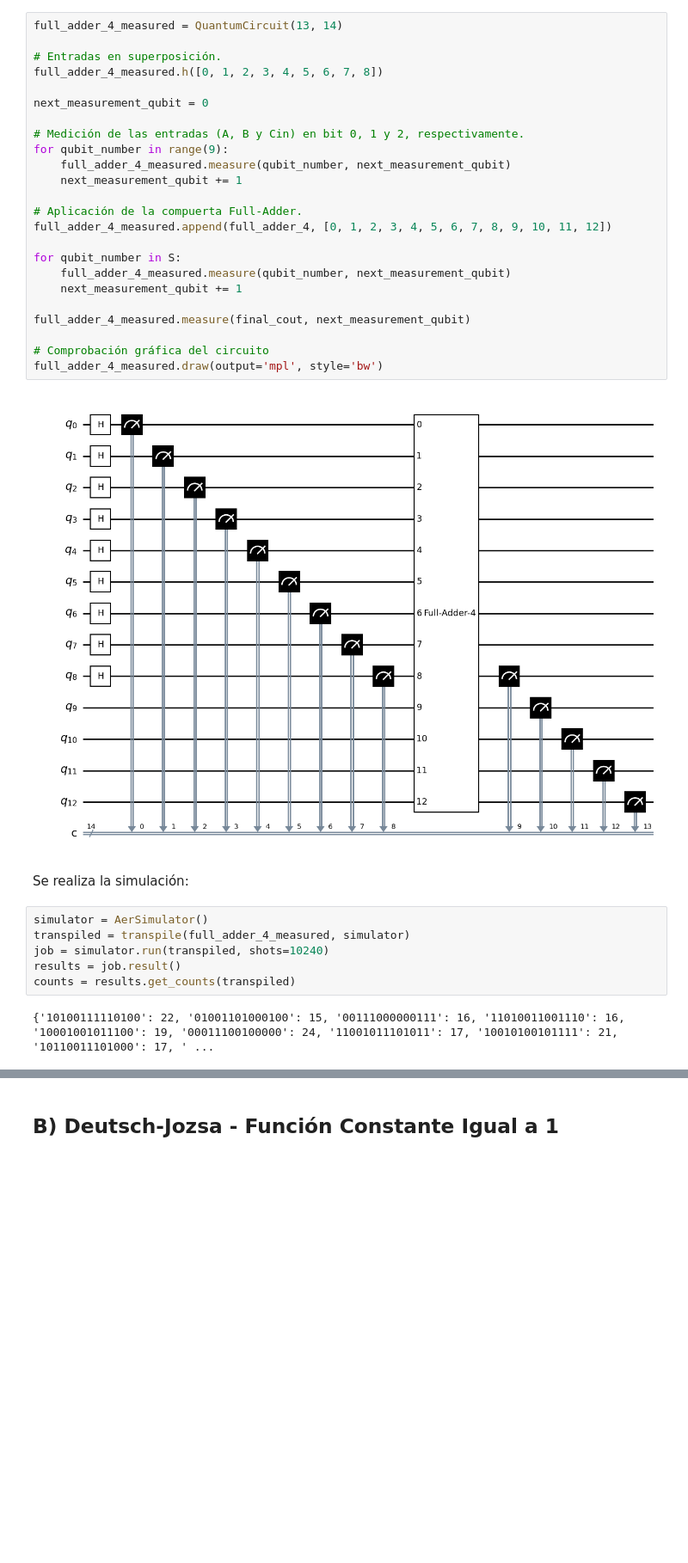
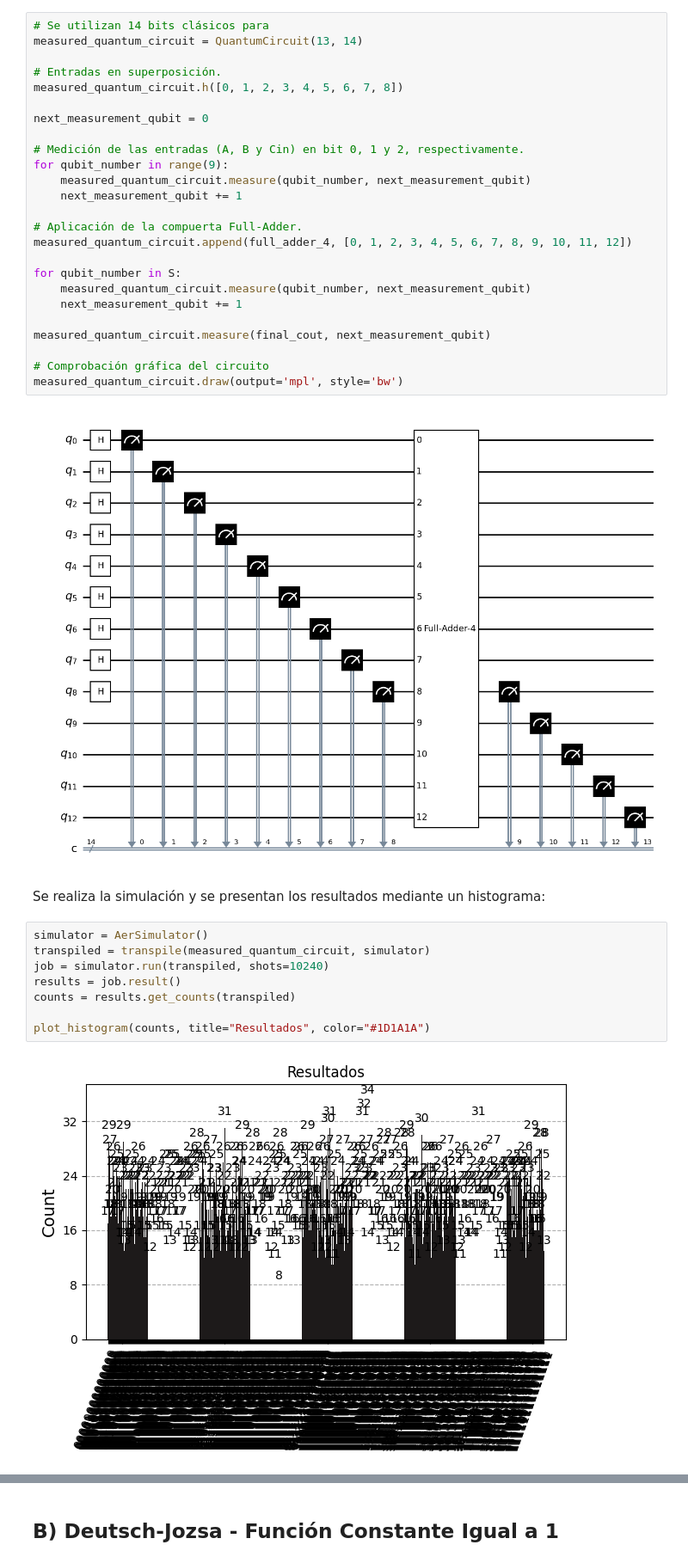
Before and after one commit to iroumec/Quantum-Computing, a Jupyter notebook: segunda_entrega.ipynb, the cells around one changed output, grey strips where cells are left out. Shown at 86% size. Drawn from its saved outputs; the diff is of its cells as text; blank space fills up the shorter version.

```diff
--- a/segunda_entrega.ipynb
+++ b/segunda_entrega.ipynb
@@ -226,37 +212,40 @@ Se añaden las mediciones que permitirán realizar la simulación:
 # %%
-full_adder_4_measured = QuantumCircuit(13, 14)
+# Se utilizan 14 bits clásicos para
+measured_quantum_circuit = QuantumCircuit(13, 14)
 
 # Entradas en superposición.
-full_adder_4_measured.h([0, 1, 2, 3, 4, 5, 6, 7, 8])
+measured_quantum_circuit.h([0, 1, 2, 3, 4, 5, 6, 7, 8])
 
 next_measurement_qubit = 0
 
 # Medición de las entradas (A, B y Cin) en bit 0, 1 y 2, respectivamente.
 for qubit_number in range(9):
-    full_adder_4_measured.measure(qubit_number, next_measurement_qubit)
+    measured_quantum_circuit.measure(qubit_number, next_measurement_qubit)
     next_measurement_qubit += 1
 
 # Aplicación de la compuerta Full-Adder.
-full_adder_4_measured.append(full_adder_4, [0, 1, 2, 3, 4, 5, 6, 7, 8, 9, 10, 11, 12])
+measured_quantum_circuit.append(full_adder_4, [0, 1, 2, 3, 4, 5, 6, 7, 8, 9, 10, 11, 12])
 
 for qubit_number in S:
-    full_adder_4_measured.measure(qubit_number, next_measurement_qubit)
+    measured_quantum_circuit.measure(qubit_number, next_measurement_qubit)
     next_measurement_qubit += 1
 
-full_adder_4_measured.measure(final_cout, next_measurement_qubit)
+measured_quantum_circuit.measure(final_cout, next_measurement_qubit)
 
 # Comprobación gráfica del circuito
-full_adder_4_measured.draw(output='mpl', style='bw')
+measured_quantum_circuit.draw(output='mpl', style='bw')
 # %% [output]
 [figure]
 # %% [markdown]
-Se realiza la simulación:
+Se realiza la simulación y se presentan los resultados mediante un histograma:
 # %%
 simulator = AerSimulator()
-transpiled = transpile(full_adder_4_measured, simulator)
+transpiled = transpile(measured_quantum_circuit, simulator)
 job = simulator.run(transpiled, shots=10240)
 results = job.result()
 counts = results.get_counts(transpiled)
+
+plot_histogram(counts, title="Resultados", color="#1D1A1A")
 # %% [output]
-{'10100111110100': 22, '01001101000100': 15, '00111000000111': 16, '11010011001110': 16, '10001001011100': 19, '00011100100000': 24, '11001011101011': 17, '10010100101111': 21, '10110011101000': 17, ' ...
+[figure, added]
 # %% [markdown]
```
Also changed, not shown: parts of 24 cells of this notebook.
